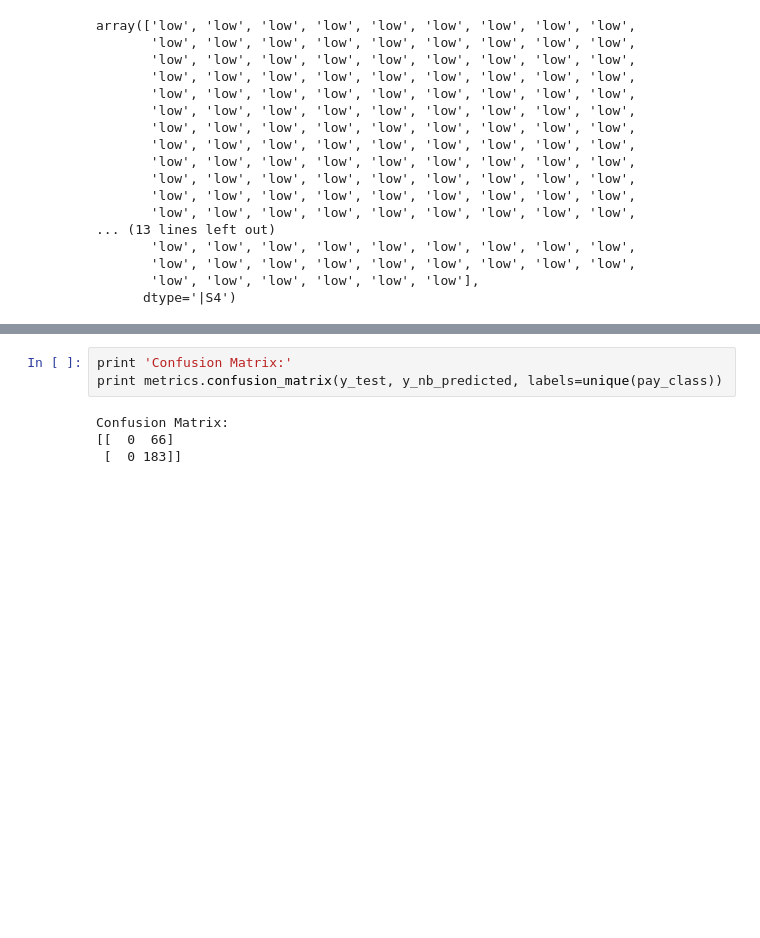
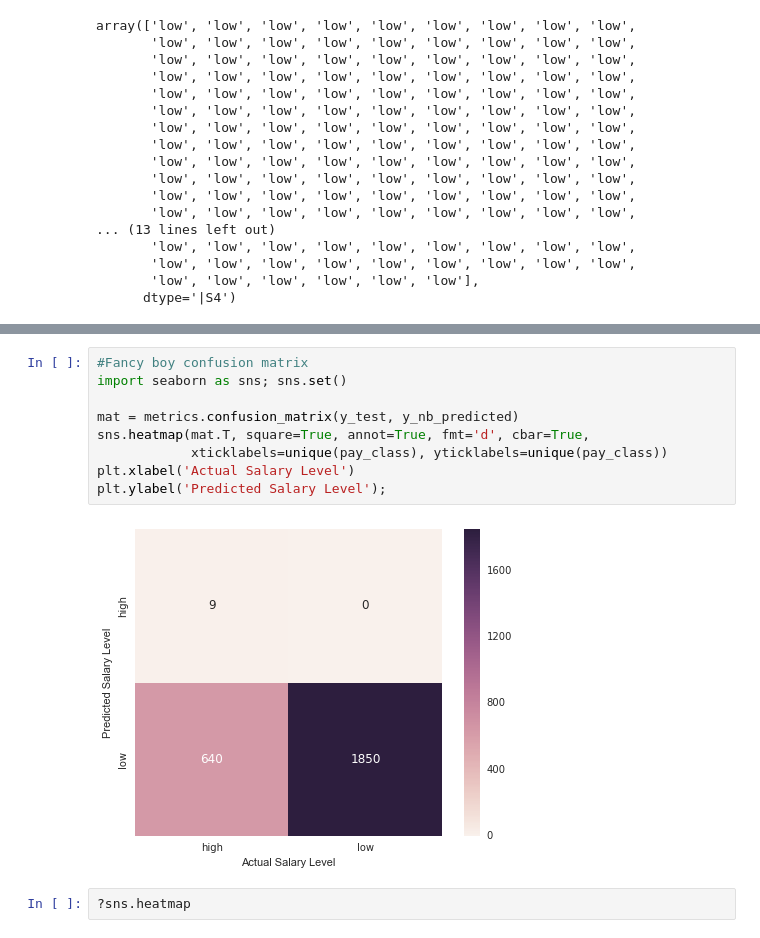
Before and after one commit to brbeckelman/MSBA-Class, a Jupyter notebook: Assignment1/Assignment1.ipynb, the cells around one changed output, grey strips where cells are left out. Drawn from its saved outputs; the diff is of its cells as text; blank space fills up the shorter version.

Commit message:
Increased SS to 10000 and added fancy confusion matrix

```diff
--- a/Assignment1/Assignment1.ipynb
+++ b/Assignment1/Assignment1.ipynb
@@ -237,7 +217,13 @@ Accuracy: 0.734939759036
-# %%
-print 'Confusion Matrix:'
-print metrics.confusion_matrix(y_test, y_nb_predicted, labels=unique(pay_class))
-# %% [output]
-Confusion Matrix:
-[[  0  66]
- [  0 183]]
+# %%
+#Fancy boy confusion matrix
+import seaborn as sns; sns.set()
+
+mat = metrics.confusion_matrix(y_test, y_nb_predicted)
+sns.heatmap(mat.T, square=True, annot=True, fmt='d', cbar=True,
+            xticklabels=unique(pay_class), yticklabels=unique(pay_class))
+plt.xlabel('Actual Salary Level')
+plt.ylabel('Predicted Salary Level');
+# %% [output]
+[figure, added]
+# %%
+?sns.heatmap
```
Also changed, not shown: parts of 4 cells of this notebook.
